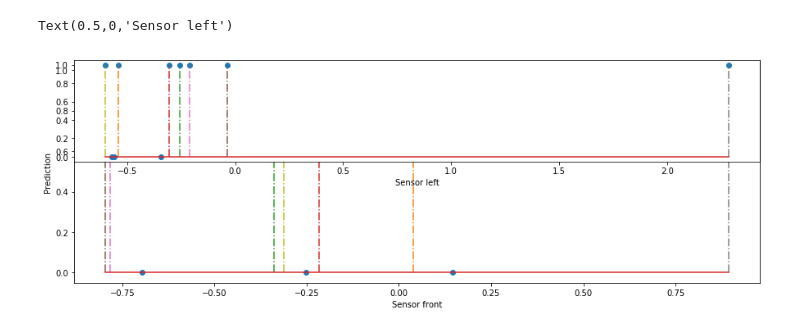
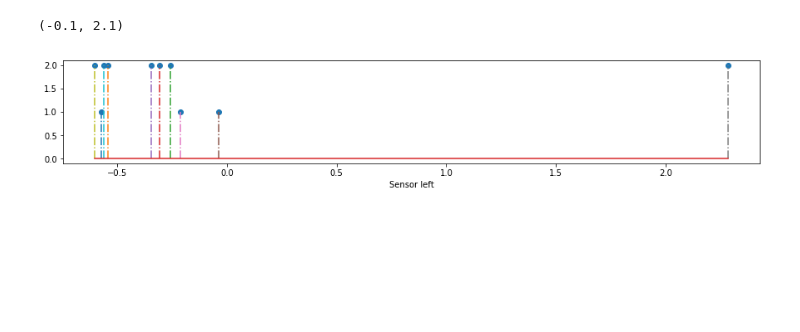
Before and after one commit to ichalkiad/model_compression_bnn, a Jupyter notebook: src/VisualiseBayesianTraining.ipynb, the cells around one changed output. Cells and saved outputs as stored; diff of their text form; code cells hidden in the pictures; blank space fills up the shorter version.

Commit message:
Fix bar plot bugs, improve box/viollin plots

```diff
--- a/src/VisualiseBayesianTraining.ipynb
+++ b/src/VisualiseBayesianTraining.ipynb
@@ -16,7 +16,7 @@ from matplotlib import pyplot as plt
 # %%
 #Load test data and necessary data for prediction inspection
 
-with open('/home/yannis/Desktop/PredictionPDF.pt','rb') as f:
+with open('/home/yannis/Desktop/compress_bnn/src/runs_icha_n/2018-03-23 14:52:47_point_PDF.pt','rb') as f:
          probs = torch.load(f)
 with open('../data/Wall/test_data_2sensors_1hot_scaled_30pc.pt','rb') as f:
       test_ = torch.load(f)
@@ -29,7 +29,7 @@ N = len(test_data)
 #Inspect posterior predictive distribution
 
 y_post = []
-n_samples = 300
+n_samples = 10000
 
 
 t0 = time.time()
@@ -118,15 +151,17 @@ vp = ax.violinplot(psnodes[:,0:10], showmeans=False, showmedians=True)
 # %%
 #Stem plot of predictions vs features
 fig = plt.figure(1, figsize=(15, 5))
 ax = fig.add_subplot(111)
 markerline, stemlines, baseline = plt.stem(test_data[0:10,0], predictions[0:10], '-.')
 plt.xlabel("Sensor front")
 plt.ylabel("Prediction")
 
-fig = plt.figure(1, figsize=(15, 5))
+#fig = plt.figure(1, figsize=(15, 5))
 ax = fig.add_subplot(211)
 markerline, stemlines, baseline = plt.stem(test_data[0:10,1], predictions[0:10], '-.')
 plt.xlabel("Sensor left")
+ymin, ymax = plt.ylim()
+plt.show()
 # %% [output]
-Text(0.5,0,'Sensor left')
+(-0.1, 2.1)
-[figure, old version]
+[figure, new version]
```
Also changed, not shown: parts of 4 cells of this notebook.
